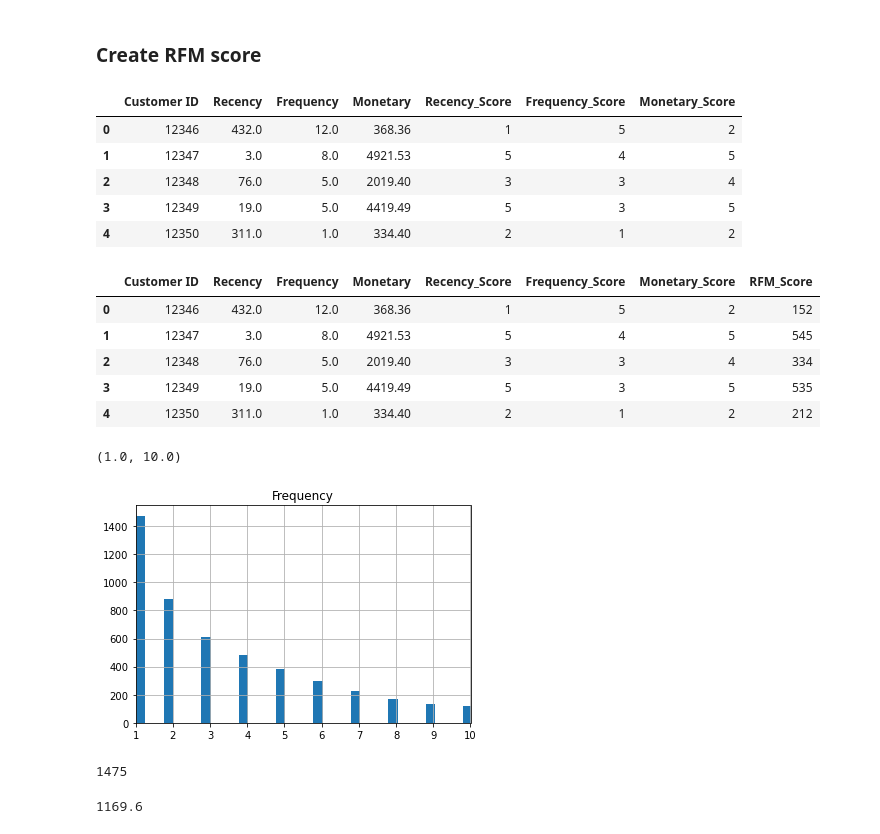
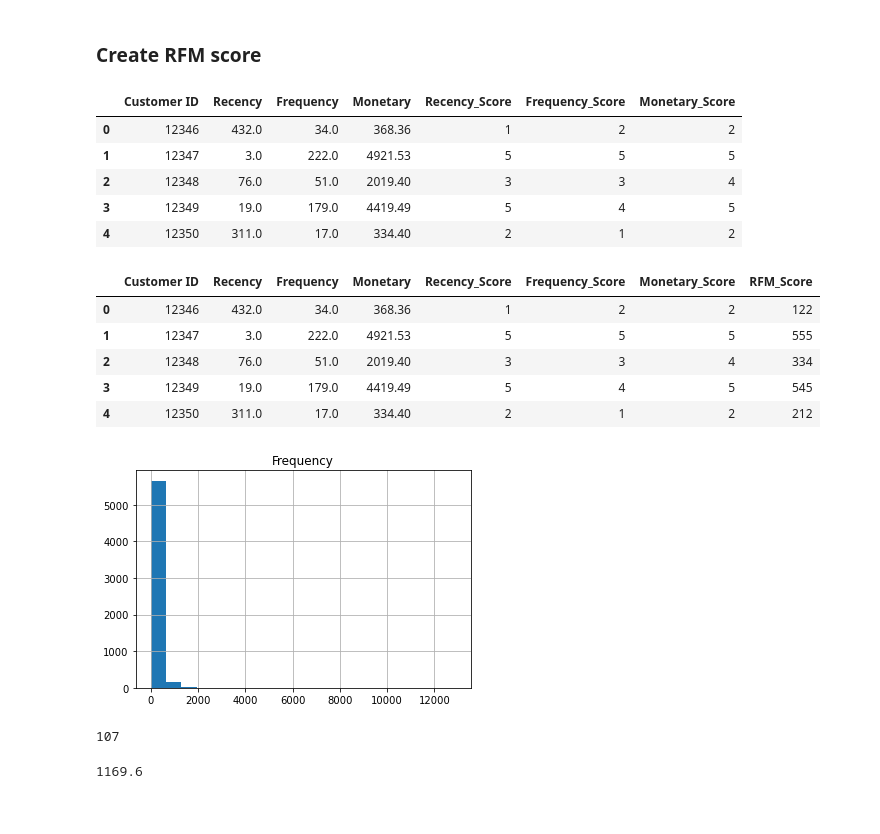
Before and after one commit to ArgyroMp/msc-thesis, a Jupyter notebook: Notebooks/02.rfm_dataset.ipynb, the cells around one changed output. Cells and saved outputs as stored; diff of their text form; code cells hidden in the pictures.

```diff
--- a/Notebooks/02.rfm_dataset.ipynb
+++ b/Notebooks/02.rfm_dataset.ipynb
@@ -44,7 +39,7 @@ today_date = dt.datetime(2011,12,10)
 # Group by Customer ID and calculate RFM values
 rfm = customer_data.groupby(["Customer ID"], as_index=False).agg(
                             {"InvoiceDate": lambda x :(today_date-x.max()).days,
-                               "Invoice": lambda x : x.nunique(),
+                               "Invoice": lambda x : x.count(),
                                "TotalValue":lambda x : x.sum()})
 rfm.head()
 # %% [output]
@@ -79,43 +78,42 @@ rfm.shape
 # Calculate RFM scores
 # Using pd.qcut() categorize each customer into 5 bins based on their value in each one of the metrics R,F,M
 rfm["Recency_Score"] = pd.qcut(rfm["Recency"], 5, labels = [5, 4 , 3, 2, 1])
-rfm["Frequency_Score"]= pd.qcut(rfm["Frequency"].rank(method="first"), 5, labels = [1, 2, 3, 4, 5])
+rfm["Frequency_Score"]= pd.qcut(rfm["Frequency"], 5, labels = [1, 2, 3, 4, 5])
 rfm["Monetary_Score"] = pd.qcut(rfm['Monetary'], 5, labels = [1, 2, 3, 4, 5])
 rfm.head()
 # %% [output]
 |  | Customer ID | Recency | Frequency | Monetary | Recency_Score | Frequency_Score | Monetary_Score |
-| 0 | 12346 | 432.0 | 12.0 | 368.36 | 1 | 5 | 2 |
-| 1 | 12347 | 3.0 | 8.0 | 4921.53 | 5 | 4 | 5 |
-| 2 | 12348 | 76.0 | 5.0 | 2019.40 | 3 | 3 | 4 |
-| 3 | 12349 | 19.0 | 5.0 | 4419.49 | 5 | 3 | 5 |
-| 4 | 12350 | 311.0 | 1.0 | 334.40 | 2 | 1 | 2 |
+| 0 | 12346 | 432.0 | 34.0 | 368.36 | 1 | 2 | 2 |
+| 1 | 12347 | 3.0 | 222.0 | 4921.53 | 5 | 5 | 5 |
+| 2 | 12348 | 76.0 | 51.0 | 2019.40 | 3 | 3 | 4 |
+| 3 | 12349 | 19.0 | 179.0 | 4419.49 | 5 | 4 | 5 |
+| 4 | 12350 | 311.0 | 17.0 | 334.40 | 2 | 1 | 2 |
 # %%
 rfm["RFM_Score"] = rfm["Recency_Score"].astype(str) + rfm["Frequency_Score"].astype(str) + rfm["Monetary_Score"].astype(str)
 rfm.head()
 # %% [output]
 |  | Customer ID | Recency | Frequency | Monetary | Recency_Score | Frequency_Score | Monetary_Score | RFM_Score |
-| 0 | 12346 | 432.0 | 12.0 | 368.36 | 1 | 5 | 2 | 152 |
-| 1 | 12347 | 3.0 | 8.0 | 4921.53 | 5 | 4 | 5 | 545 |
-| 2 | 12348 | 76.0 | 5.0 | 2019.40 | 3 | 3 | 4 | 334 |
-| 3 | 12349 | 19.0 | 5.0 | 4419.49 | 5 | 3 | 5 | 535 |
-| 4 | 12350 | 311.0 | 1.0 | 334.40 | 2 | 1 | 2 | 212 |
+| 0 | 12346 | 432.0 | 34.0 | 368.36 | 1 | 2 | 2 | 122 |
+| 1 | 12347 | 3.0 | 222.0 | 4921.53 | 5 | 5 | 5 | 555 |
+| 2 | 12348 | 76.0 | 51.0 | 2019.40 | 3 | 3 | 4 | 334 |
+| 3 | 12349 | 19.0 | 179.0 | 4419.49 | 5 | 4 | 5 | 545 |
+| 4 | 12350 | 311.0 | 17.0 | 334.40 | 2 | 1 | 2 | 212 |
 # %%
 rfmdata = rfm.to_csv(r'C:\Users\argyr\OneDrive\Υπολογιστής\Diplvm\Giftware dataset\rfm_data_ipynb.csv', index=False)
 # %%
 # We better not split customers in 5 equal-in-size categories wrt frequency:
 # their distribution is not uniform:
 data = rfm["Frequency"].astype(float)
 df = pd.DataFrame(data)
-hist = df.hist(bins=2000)
-plt.xlim(1,10)
+hist = df.hist(bins=20)
+#plt.xlim(1,10)
 # %% [output]
-(1.0, 10.0)
-[figure, old version]
+[figure, new version]
 # %%
 # how many freq = 1?
 sum(rfm["Frequency"] == 1)
 # %% [output]
-1475
+107
 # %%
 # but len(rfm)/4 = 1170 < 1475!
 len(rfm)/5
```
Also changed, not shown: parts of 10 cells of this notebook, 2 other files.
